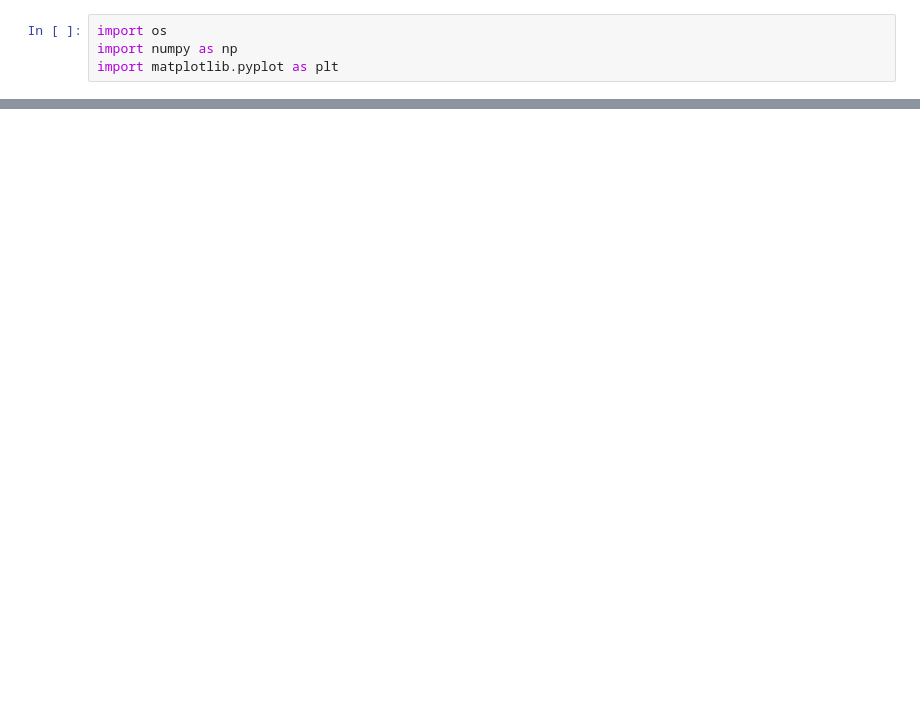
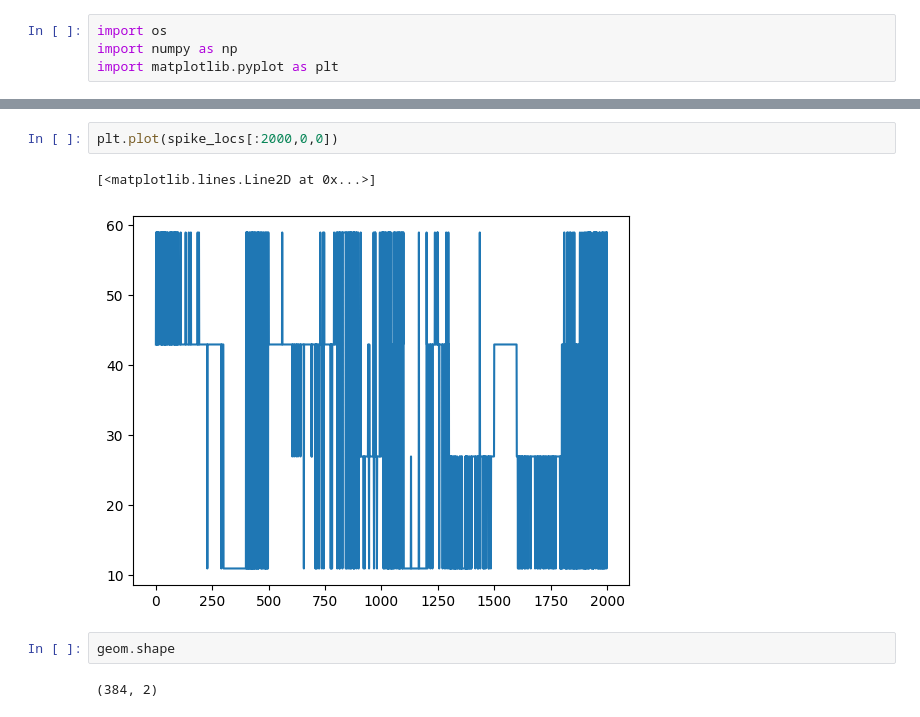
Before and after one commit to N0AHt/waveform_embeddings, a Jupyter notebook: notebooks/dataset_exploration_ceedibl.ipynb, the cells around one changed output, grey strips where cells are left out. Saved outputs shown, nothing was run; the diff lists cells and outputs as text; blank space fills up the shorter version.

```diff
--- a/notebooks/dataset_exploration_ceedibl.ipynb
+++ b/notebooks/dataset_exploration_ceedibl.ipynb
@@ -20,0 +41,9 @@ for root, dirs, files in os.walk(path):
+# %%
+plt.plot(spike_locs[:2000,0,0])
+# %% [output]
+[<matplotlib.lines.Line2D at 0x...>]
+[figure, added]
+# %%
+geom.shape
+# %% [output]
+(384, 2)
```
Also changed, not shown: parts of 16 cells of this notebook.
